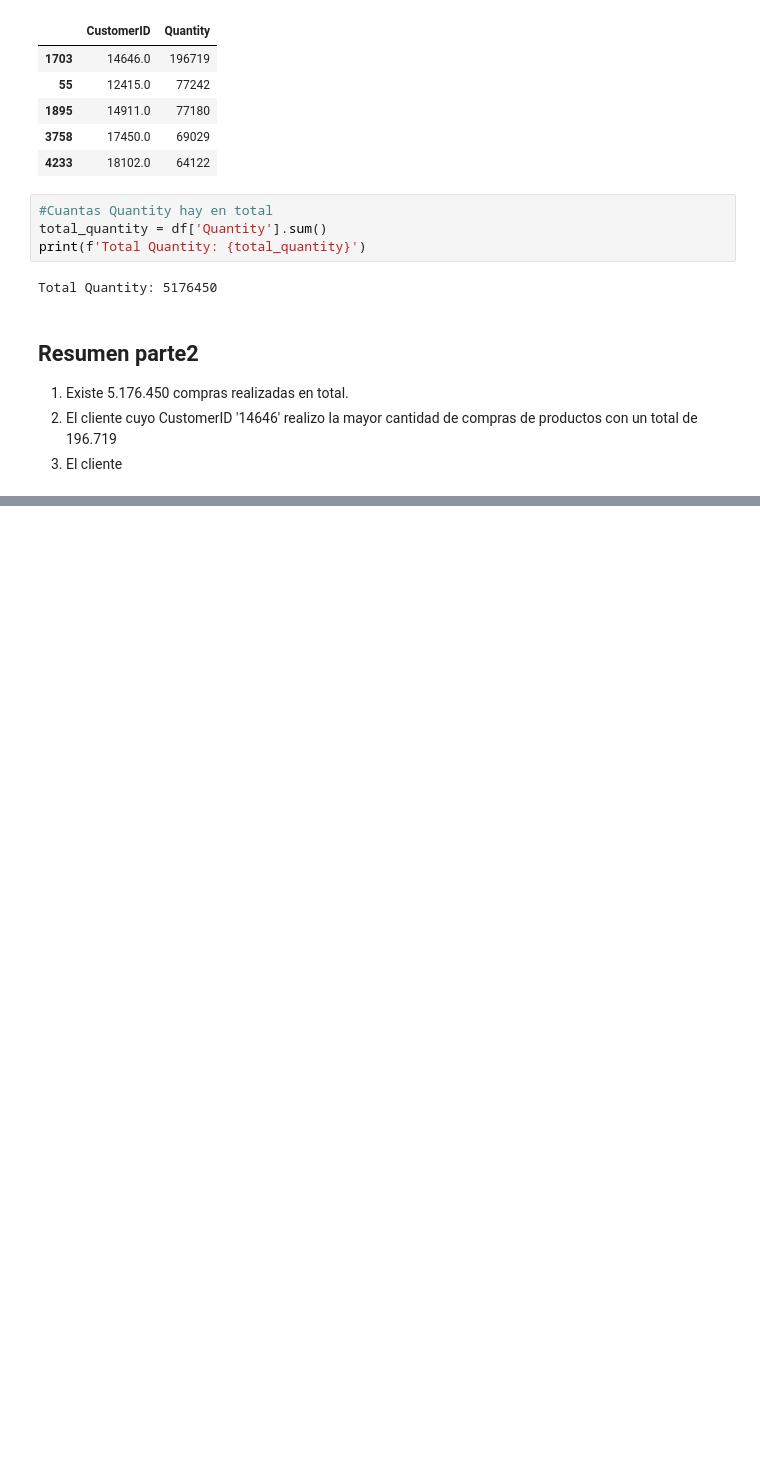
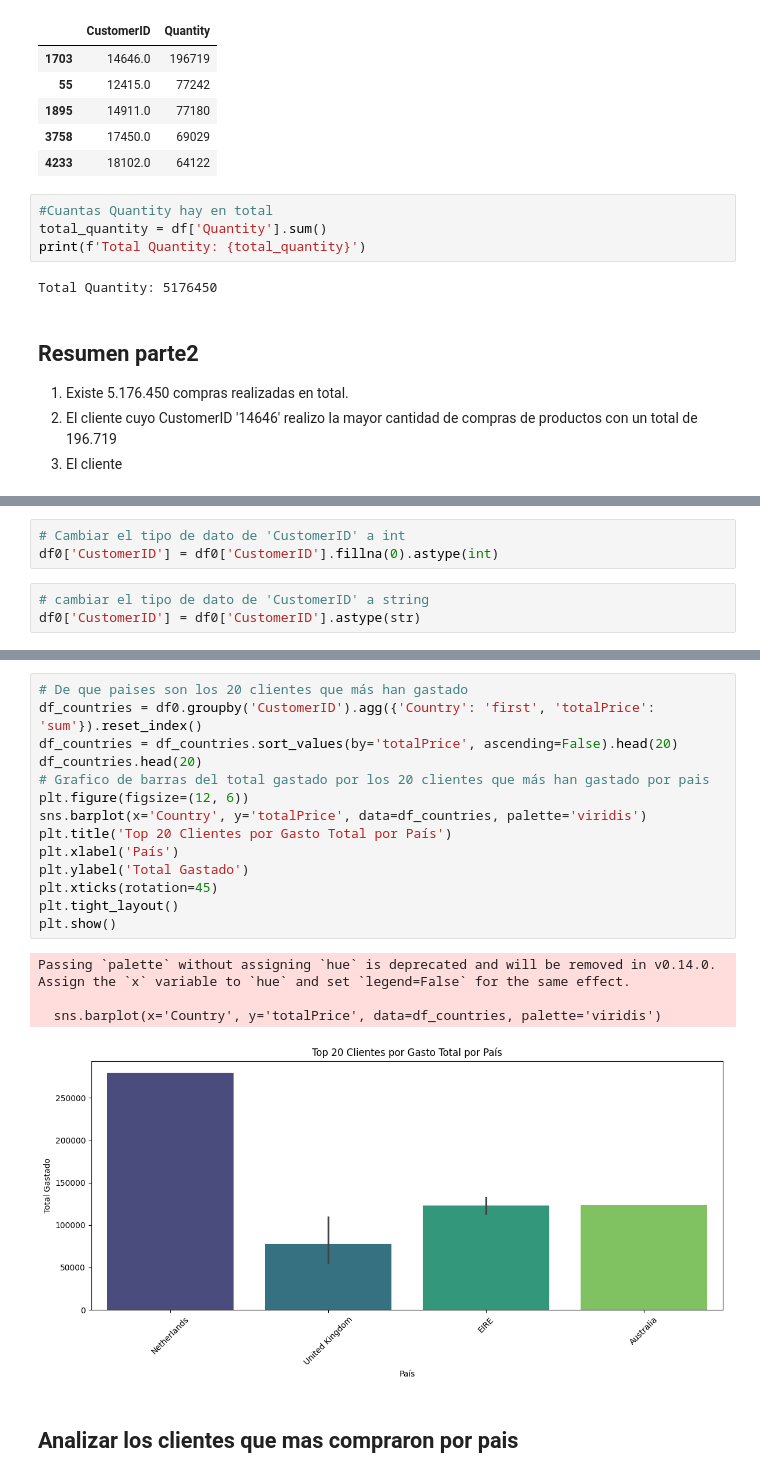
Before and after one commit to antonellafariasc/online_retail, a Jupyter notebook: Cliente/analisis_cliente.ipynb, the cells around one changed output, grey strips where cells are left out. Saved outputs shown, nothing was run; the diff lists cells and outputs as text; blank space fills up the shorter version.

```diff
--- a/Cliente/analisis_cliente.ipynb
+++ b/Cliente/analisis_cliente.ipynb
@@ -128,0 +269,6 @@ Total Quantity: 5176450
+# %%
+# Cambiar el tipo de dato de 'CustomerID' a int
+df0['CustomerID'] = df0['CustomerID'].fillna(0).astype(int)
+# %%
+# cambiar el tipo de dato de 'CustomerID' a string
+df0['CustomerID'] = df0['CustomerID'].astype(str)
@@ -128,0 +445,21 @@ Total Quantity: 5176450
+# %%
+# De que paises son los 20 clientes que más han gastado
+df_countries = df0.groupby('CustomerID').agg({'Country': 'first', 'totalPrice': 'sum'}).reset_index()
+df_countries = df_countries.sort_values(by='totalPrice', ascending=False).head(20)
+df_countries.head(20)
+# Grafico de barras del total gastado por los 20 clientes que más han gastado por pais
+plt.figure(figsize=(12, 6))
+sns.barplot(x='Country', y='totalPrice', data=df_countries, palette='viridis')
+plt.title('Top 20 Clientes por Gasto Total por País')
+plt.xlabel('País')
+plt.ylabel('Total Gastado')
+plt.xticks(rotation=45)
+plt.tight_layout()
+plt.show()
+# %% [output]
+Passing `palette` without assigning `hue` is deprecated and will be removed in v0.14.0. Assign the `x` variable to `hue` and set `legend=False` for the same effect.
+
+  sns.barplot(x='Country', y='totalPrice', data=df_countries, palette='viridis')
+[figure, added]
+# %% [markdown]
+## Analizar los clientes que mas compraron por pais
```
Also changed, not shown: parts of 33 cells of this notebook, 8 other files.
